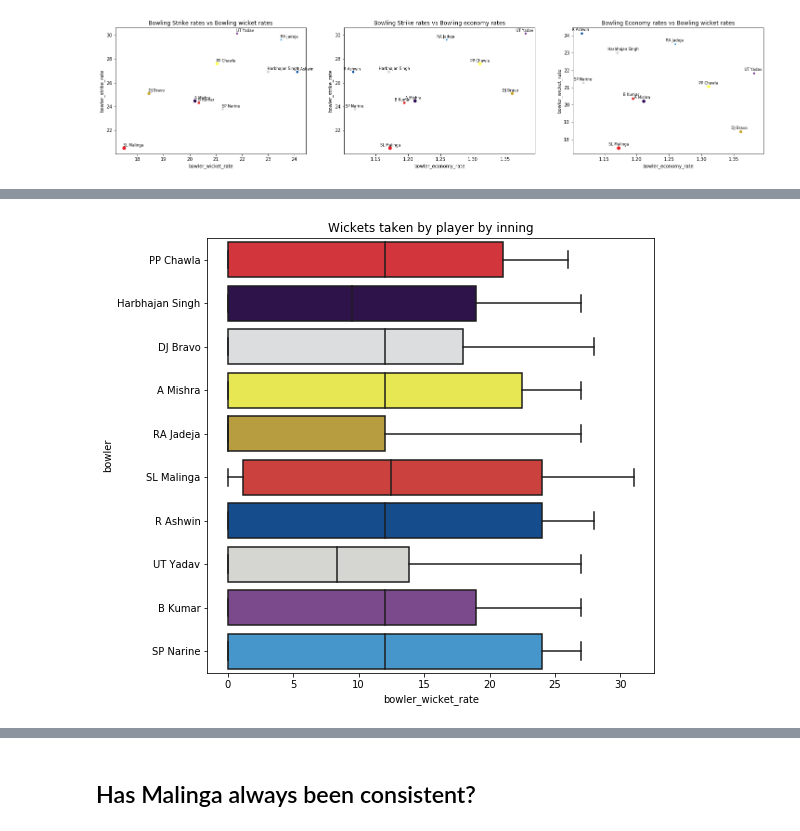
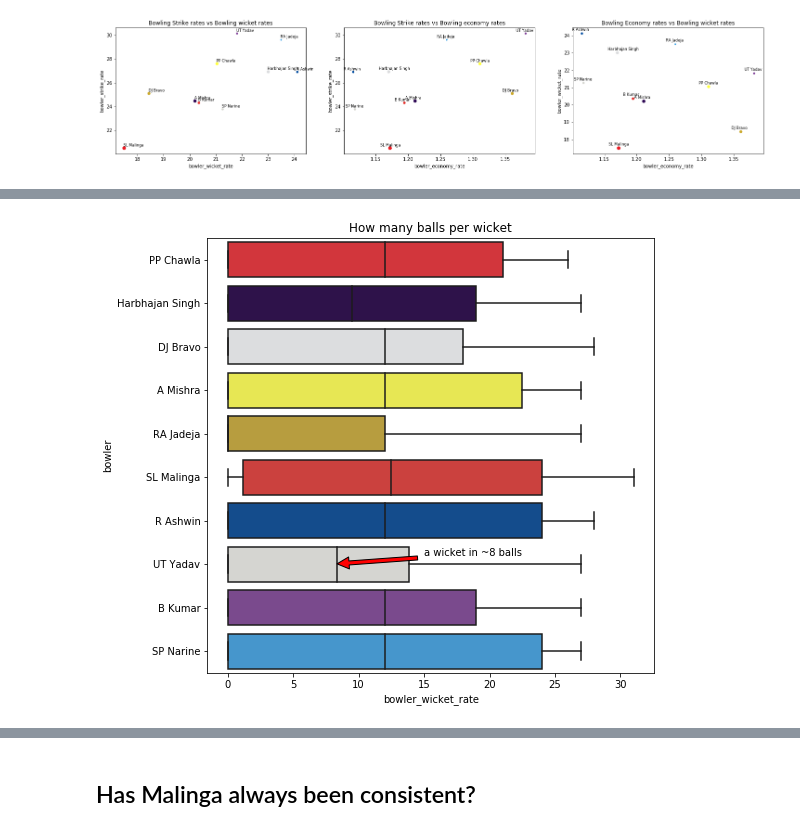
Before and after one commit to ravi-gopalan/ipl_analysis, a Jupyter notebook: ipl_analysis_v3.ipynb, the cells around one changed output, grey strips where cells are left out. Saved outputs shown, nothing was run; the diff lists cells and outputs as text; code cells hidden in the pictures.

```diff
--- a/ipl_analysis_v3.ipynb
+++ b/ipl_analysis_v3.ipynb
@@ -2484,7 +2735,7 @@ def calc_bowling_strike_rate(row):
     value = 0
   return value
 
-def calc_balls_per_wicket(row):
+def calc_balls_bowled_per_wicket(row):
   if row['wickets'] != 0:
     value = row['balls_bowled'] / row['wickets']
   else:
@@ -2515,7 +2766,7 @@ def calc_bowling_dot_rate(row):
 
 df_bowler['bowler_economy_rate'] = df_bowler.apply(lambda row: calc_bowling_economy_rate(row), axis=1)
 df_bowler['bowler_strike_rate'] = df_bowler.apply(lambda row: calc_bowling_strike_rate(row), axis=1)
-df_bowler['bowler_wicket_rate'] = df_bowler.apply(lambda row: calc_balls_per_wicket(row), axis=1)
+df_bowler['bowler_wicket_rate'] = df_bowler.apply(lambda row: calc_balls_bowled_per_wicket(row), axis=1)
 # %%
 df_bowler.head()
 # %% [output]
@@ -2746,9 +2965,8 @@ plt.show(p_bowler_2)
 # %%
 plt.figure(figsize=(8,8))
-s_wickets = sns.boxplot(data=df_best_bowler,x='bowler_wicket_rate',y='bowler').set_title('Wickets taken by player by inning');
-#plt.text(150,7.6,'highest=175', color="black", fontsize=10, fontweight="bold",bbox={'facecolor':'gray', 'alpha':0.5, 'pad':5})
-#plt.annotate('highest=175', color="black", fontsize=10, xy=(173, 8.0), xytext=(140, 6),arrowprops=dict(facecolor='red', shrink=0.05))
+s_wickets = sns.boxplot(data=df_best_bowler,x='bowler_wicket_rate',y='bowler').set_title('How many balls per wicket');
+plt.annotate('a wicket in ~8 balls', color="black", fontsize=10, xy=(8, 7.0), xytext=(15, 6.8),arrowprops=dict(facecolor='red', shrink=0.05));
 # %% [output]
-[figure, old version]
+[figure, new version]
 # %%
 plt.figure(figsize=(8,8))
```
Also changed, not shown: parts of 91 cells of this notebook.
